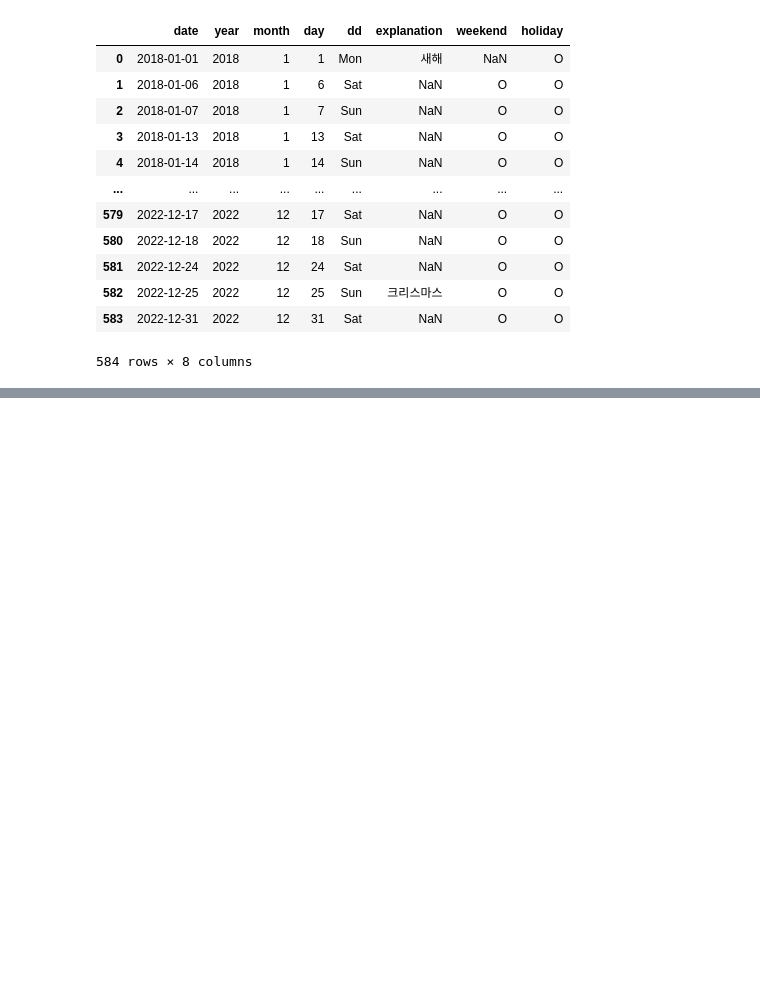
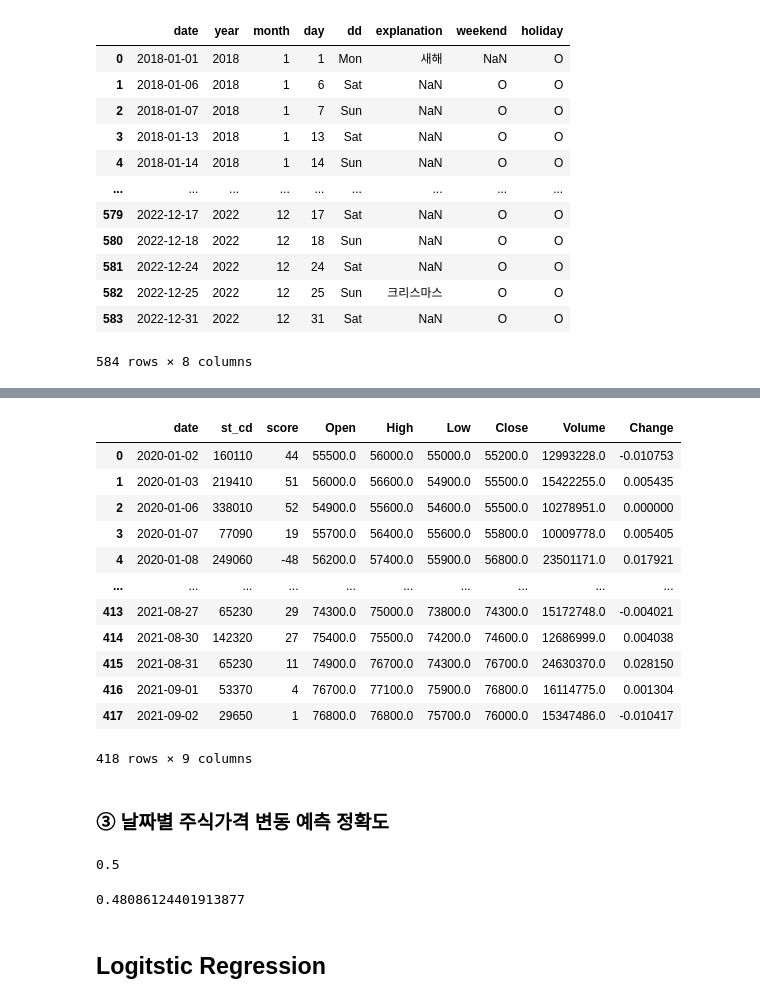
Before and after one commit to gentle-potato/21KDT-Project, a Jupyter notebook: 3. Final/Giro Dictionary.ipynb, the cells around one changed output, grey strips where cells are left out. Saved outputs shown, nothing was run; the diff lists cells and outputs as text; code cells hidden in the pictures; blank space fills up the shorter version.

```diff
--- a/3. Final/Giro Dictionary.ipynb
+++ b/3. Final/Giro Dictionary.ipynb
@@ -302,0 +321,2 @@ See the caveats in the documentation: https://pandas.pydata.org/pandas-docs/stab
+# %%
+df_test = df.copy()
@@ -302,0 +367,2 @@ See the caveats in the documentation: https://pandas.pydata.org/pandas-docs/stab
+# %%
+df_daily_test = df_test.groupby('date').sum().reset_index()
@@ -302,0 +390,31 @@ See the caveats in the documentation: https://pandas.pydata.org/pandas-docs/stab
+# %%
+data_test = pd.merge(df_daily_test, samsung, how='left', left_on='date', right_on='Date')
+data_test.drop('Date', axis=1, inplace=True)
+
+data_test
+# %% [output]
+|  | date | st_cd | score | Open | High | Low | Close | Volume | Change |
+| 0 | 2020-01-02 | 160110 | 44 | 55500.0 | 56000.0 | 55000.0 | 55200.0 | 12993228.0 | -0.010753 |
+| 1 | 2020-01-03 | 219410 | 51 | 56000.0 | 56600.0 | 54900.0 | 55500.0 | 15422255.0 | 0.005435 |
+| 2 | 2020-01-06 | 338010 | 52 | 54900.0 | 55600.0 | 54600.0 | 55500.0 | 10278951.0 | 0.000000 |
+| 3 | 2020-01-07 | 77090 | 19 | 55700.0 | 56400.0 | 55600.0 | 55800.0 | 10009778.0 | 0.005405 |
+| 4 | 2020-01-08 | 249060 | -48 | 56200.0 | 57400.0 | 55900.0 | 56800.0 | 23501171.0 | 0.017921 |
+| ... | ... | ... | ... | ... | ... | ... | ... | ... | ... |
+| 413 | 2021-08-27 | 65230 | 29 | 74300.0 | 75000.0 | 73800.0 | 74300.0 | 15172748.0 | -0.004021 |
+| 414 | 2021-08-30 | 142320 | 27 | 75400.0 | 75500.0 | 74200.0 | 74600.0 | 12686999.0 | 0.004038 |
+| 415 | 2021-08-31 | 65230 | 11 | 74900.0 | 76700.0 | 74300.0 | 76700.0 | 24630370.0 | 0.028150 |
+| 416 | 2021-09-01 | 53370 | 4 | 76700.0 | 77100.0 | 75900.0 | 76800.0 | 16114775.0 | 0.001304 |
+| 417 | 2021-09-02 | 29650 | 1 | 76800.0 | 76800.0 | 75700.0 | 76000.0 | 15347486.0 | -0.010417 |
+418 rows × 9 columns
+# %% [markdown]
+### **③ 날짜별 주식가격 변동 예측 정확도**
+# %%
+(len(data[(data['Change']>0) & (data['score']>0)]) + len(data[(data['Change']<0) & (data['score']<0)])) / len(data['score'])
+# %% [output]
+0.5
+# %%
+(len(data_test[(data_test['Change']>0) & (data_test['score']>0)]) + len(data_test[(data_test['Change']<0) & (data_test['score']<0)])) / len(data_test['score'])
+# %% [output]
+0.48086124401913877
+# %% [markdown]
+## **Logitstic Regression**
```
Also changed, not shown: parts of 25 cells of this notebook, 7 other files.
